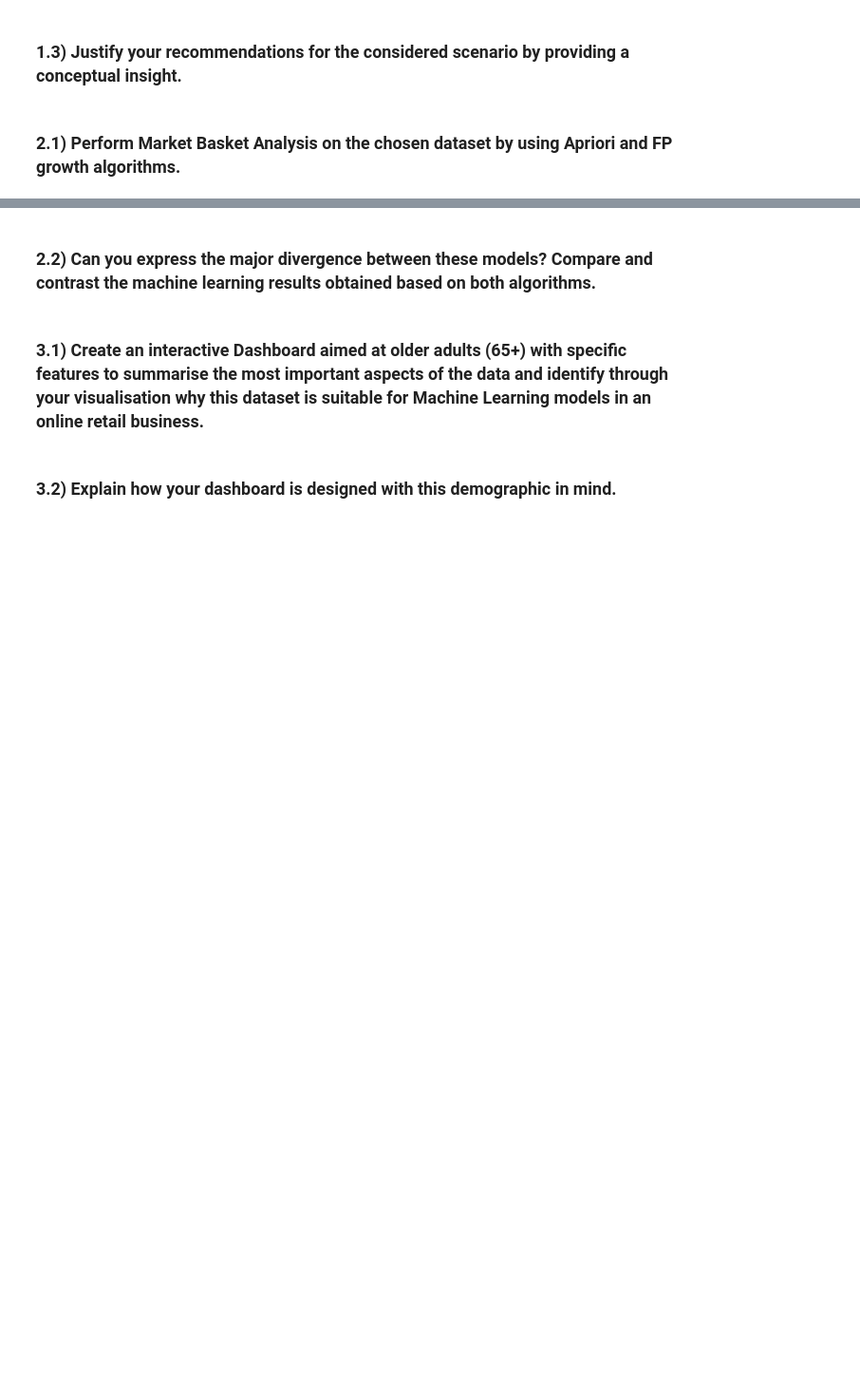
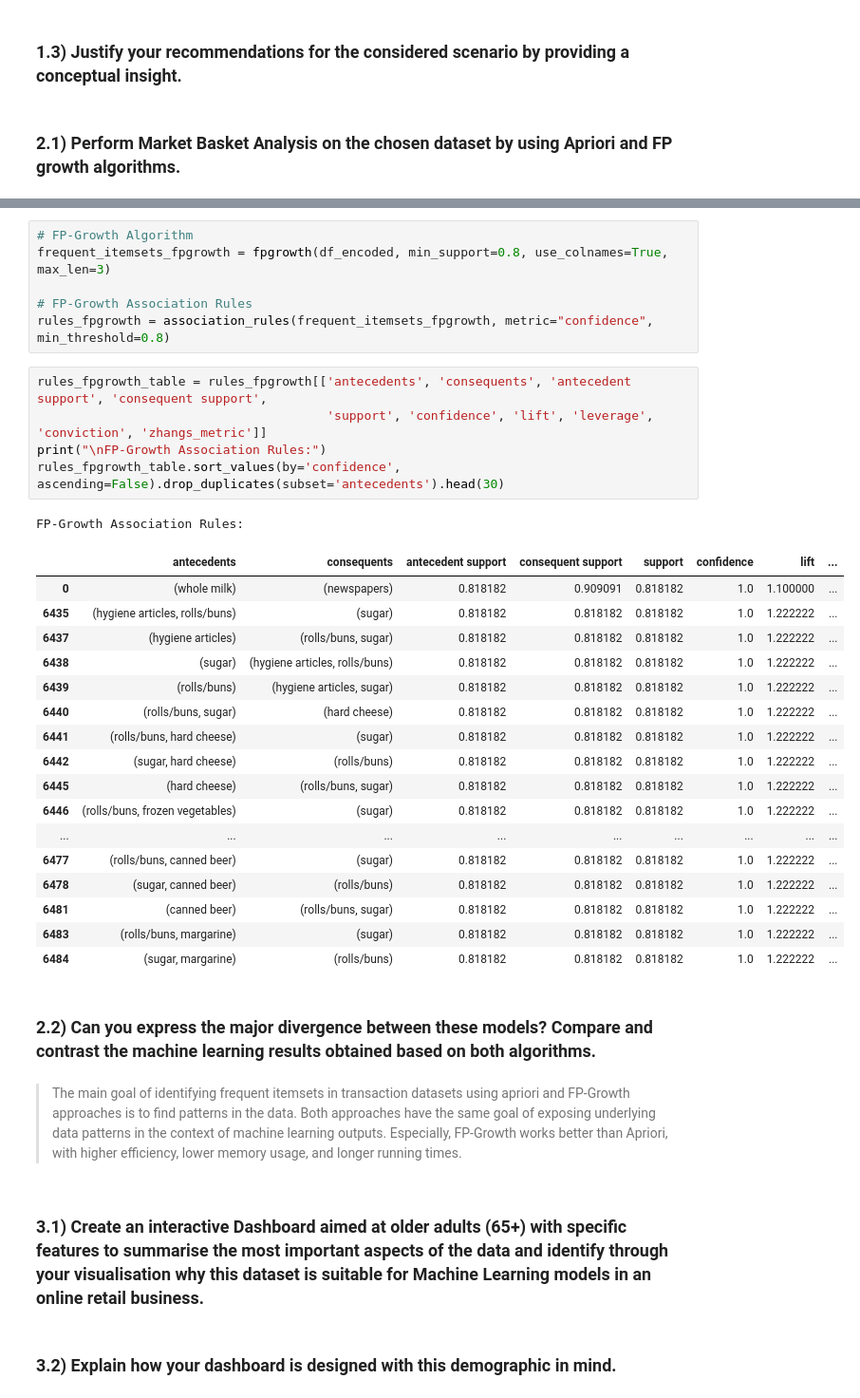
Before and after one commit to norodrigues111/Python-ML-Recommendation-System-and-Market-Basket-Analysis, a Jupyter notebook: NataliaRodrigues_HDip_DViz_ML_IntegratedCA.ipynb, the cells around one changed output, grey strips where cells are left out. Shown: that part at 95% size. Saved outputs shown, nothing was run; the diff lists cells and outputs as text; blank space fills up the shorter version.

```diff
--- a/NataliaRodrigues_HDip_DViz_ML_IntegratedCA.ipynb
+++ b/NataliaRodrigues_HDip_DViz_ML_IntegratedCA.ipynb
@@ -687,5 +631,37 @@ NameError: name 'title' is not defined
+# %%
+# FP-Growth Algorithm
+frequent_itemsets_fpgrowth = fpgrowth(df_encoded, min_support=0.8, use_colnames=True, max_len=3)
+
+# FP-Growth Association Rules
+rules_fpgrowth = association_rules(frequent_itemsets_fpgrowth, metric="confidence", min_threshold=0.8)
+# %%
+rules_fpgrowth_table = rules_fpgrowth[['antecedents', 'consequents', 'antecedent support', 'consequent support',
+                                       'support', 'confidence', 'lift', 'leverage', 'conviction', 'zhangs_metric']]
+print("\nFP-Growth Association Rules:")
+rules_fpgrowth_table.sort_values(by='confidence', ascending=False).drop_duplicates(subset='antecedents').head(30)
+# %% [output]
+FP-Growth Association Rules:
+|  | antecedents | consequents | antecedent support | consequent support | support | confidence | lift | ... |
+| 0 | (whole milk) | (newspapers) | 0.818182 | 0.909091 | 0.818182 | 1.0 | 1.100000 | ... |
+| 6435 | (hygiene articles, rolls/buns) | (sugar) | 0.818182 | 0.818182 | 0.818182 | 1.0 | 1.222222 | ... |
+| 6437 | (hygiene articles) | (rolls/buns, sugar) | 0.818182 | 0.818182 | 0.818182 | 1.0 | 1.222222 | ... |
+| 6438 | (sugar) | (hygiene articles, rolls/buns) | 0.818182 | 0.818182 | 0.818182 | 1.0 | 1.222222 | ... |
+| 6439 | (rolls/buns) | (hygiene articles, sugar) | 0.818182 | 0.818182 | 0.818182 | 1.0 | 1.222222 | ... |
+| 6440 | (rolls/buns, sugar) | (hard cheese) | 0.818182 | 0.818182 | 0.818182 | 1.0 | 1.222222 | ... |
+| 6441 | (rolls/buns, hard cheese) | (sugar) | 0.818182 | 0.818182 | 0.818182 | 1.0 | 1.222222 | ... |
+| 6442 | (sugar, hard cheese) | (rolls/buns) | 0.818182 | 0.818182 | 0.818182 | 1.0 | 1.222222 | ... |
+| 6445 | (hard cheese) | (rolls/buns, sugar) | 0.818182 | 0.818182 | 0.818182 | 1.0 | 1.222222 | ... |
+| 6446 | (rolls/buns, frozen vegetables) | (sugar) | 0.818182 | 0.818182 | 0.818182 | 1.0 | 1.222222 | ... |
+| ... | ... | ... | ... | ... | ... | ... | ... | ... |
+| 6477 | (rolls/buns, canned beer) | (sugar) | 0.818182 | 0.818182 | 0.818182 | 1.0 | 1.222222 | ... |
+| 6478 | (sugar, canned beer) | (rolls/buns) | 0.818182 | 0.818182 | 0.818182 | 1.0 | 1.222222 | ... |
+| 6481 | (canned beer) | (rolls/buns, sugar) | 0.818182 | 0.818182 | 0.818182 | 1.0 | 1.222222 | ... |
+| 6483 | (rolls/buns, margarine) | (sugar) | 0.818182 | 0.818182 | 0.818182 | 1.0 | 1.222222 | ... |
+| 6484 | (sugar, margarine) | (rolls/buns) | 0.818182 | 0.818182 | 0.818182 | 1.0 | 1.222222 | ... |
 # %% [markdown]
 ### 2.2) Can you express the major divergence between these models? Compare and contrast the machine learning results obtained based on both algorithms.
+# %% [markdown]
+> The main goal of identifying frequent itemsets in transaction datasets using apriori and FP-Growth approaches is to find patterns in the data. Both approaches have the same goal of exposing underlying data patterns in the context of machine learning outputs. Especially, FP-Growth works better than Apriori, with higher efficiency, lower memory usage, and longer running times.
 # %% [markdown]
 ### 3.1) Create an interactive Dashboard aimed at older adults (65+) with specific features to summarise the most important aspects of the data and identify through your visualisation why this dataset is suitable for Machine Learning models in an online retail business.
 # %% [markdown]
```
Also changed, not shown: parts of 79 cells of this notebook, 1 other file.
